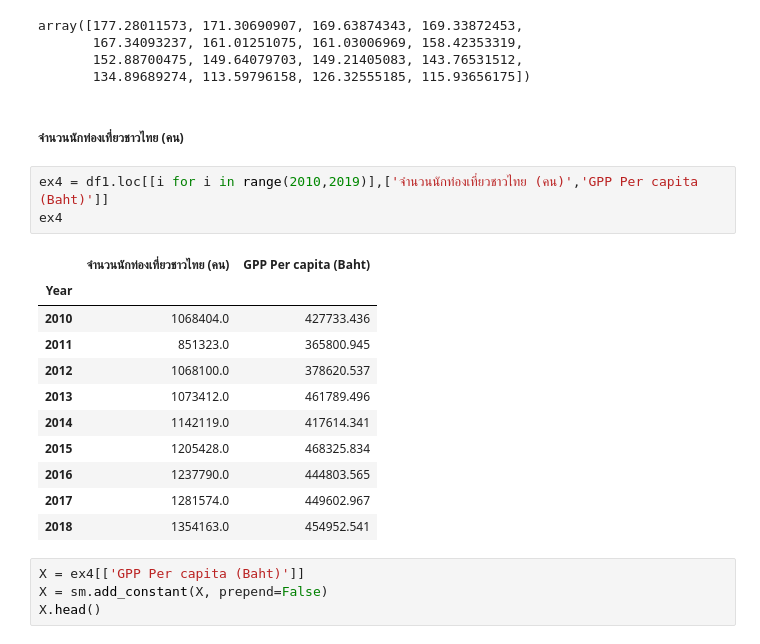
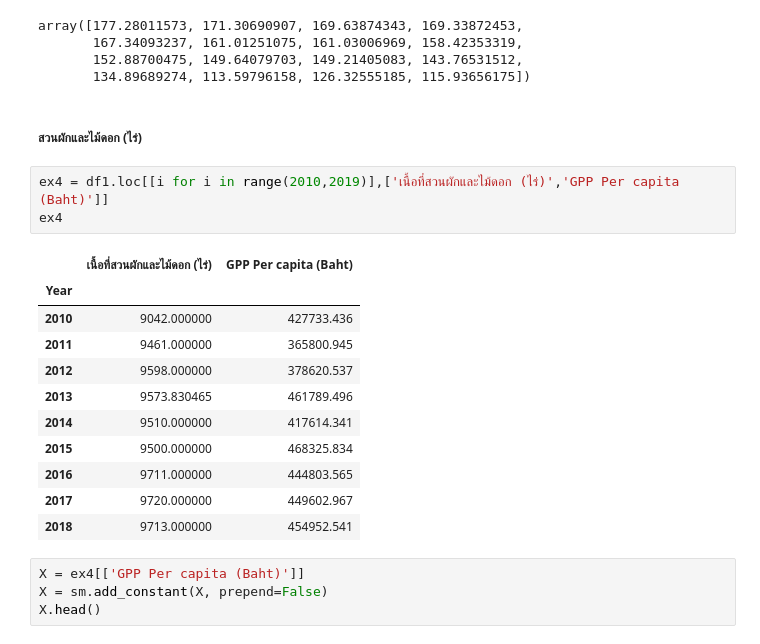
Before and after one commit to pant411/final_stat_pant, a Jupyter notebook: fill_data_ayutthaya.ipynb, the cells around one changed output. Drawn from its saved outputs; the diff is of its cells as text.

```diff
--- a/fill_data_ayutthaya.ipynb
+++ b/fill_data_ayutthaya.ipynb
@@ -332,23 +332,23 @@ array([177.28011573, 171.30690907, 169.63874343, 169.33872453,
        167.34093237, 161.01251075, 161.03006969, 158.42353319,
        152.88700475, 149.64079703, 149.21405083, 143.76531512,
        134.89689274, 113.59796158, 126.32555185, 115.93656175])
-# %% [markdown]
-##### จำนวนนักท่องเที่ยวชาวไทย (คน)
+# %% [markdown]
+##### สวนผักและไม้ดอก (ไร่)
 # %%
-ex4 = df1.loc[[i for i in range(2010,2019)],['จำนวนนักท่องเที่ยวชาวไทย (คน)','GPP Per capita (Baht)']]
+ex4 = df1.loc[[i for i in range(2010,2019)],['เนื้อที่สวนผักและไม้ดอก (ไร่)','GPP Per capita (Baht)']]
 ex4
 # %% [output]
-|  | จำนวนนักท่องเที่ยวชาวไทย (คน) | GPP Per capita (Baht) |
+|  | เนื้อที่สวนผักและไม้ดอก (ไร่) | GPP Per capita (Baht) |
 | Year |  |  |
-| 2010 | 1068404.0 | 427733.436 |
-| 2011 | 851323.0 | 365800.945 |
-| 2012 | 1068100.0 | 378620.537 |
-| 2013 | 1073412.0 | 461789.496 |
-| 2014 | 1142119.0 | 417614.341 |
-| 2015 | 1205428.0 | 468325.834 |
-| 2016 | 1237790.0 | 444803.565 |
-| 2017 | 1281574.0 | 449602.967 |
-| 2018 | 1354163.0 | 454952.541 |
+| 2010 | 9042.000000 | 427733.436 |
+| 2011 | 9461.000000 | 365800.945 |
+| 2012 | 9598.000000 | 378620.537 |
+| 2013 | 9573.830465 | 461789.496 |
+| 2014 | 9510.000000 | 417614.341 |
+| 2015 | 9500.000000 | 468325.834 |
+| 2016 | 9711.000000 | 444803.565 |
+| 2017 | 9720.000000 | 449602.967 |
+| 2018 | 9713.000000 | 454952.541 |
 # %%
 X = ex4[['GPP Per capita (Baht)']]
 X = sm.add_constant(X, prepend=False)
```
Also changed, not shown: parts of 12 cells of this notebook, 9 other files.
